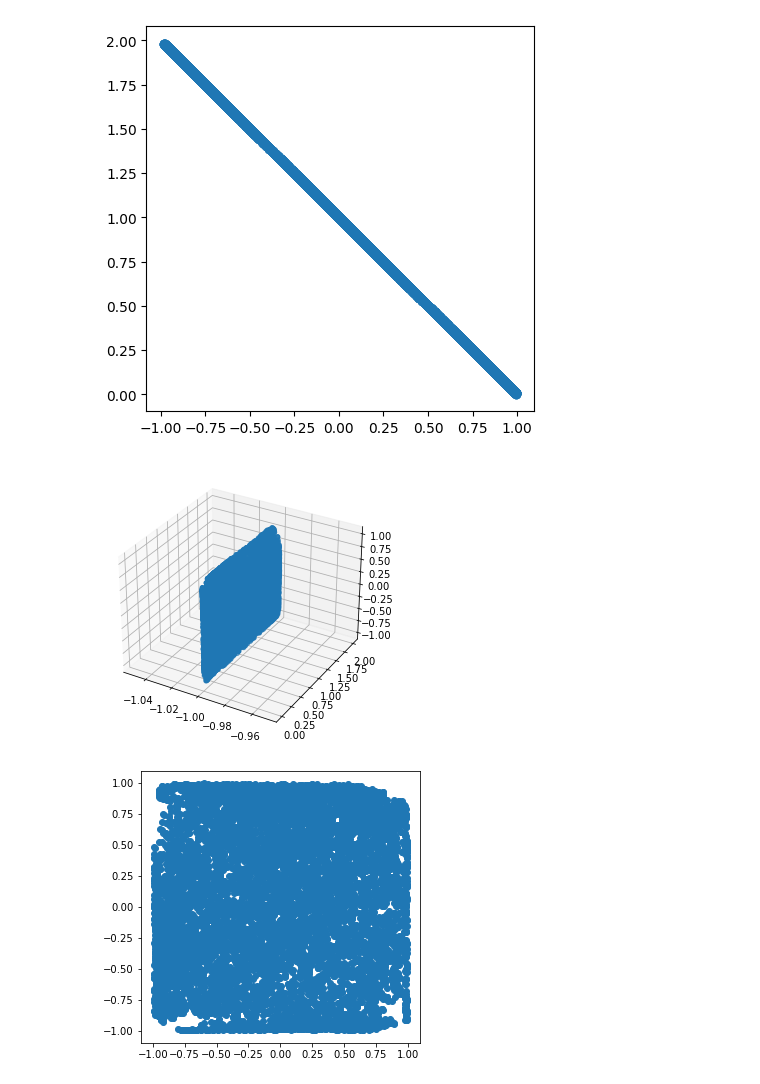
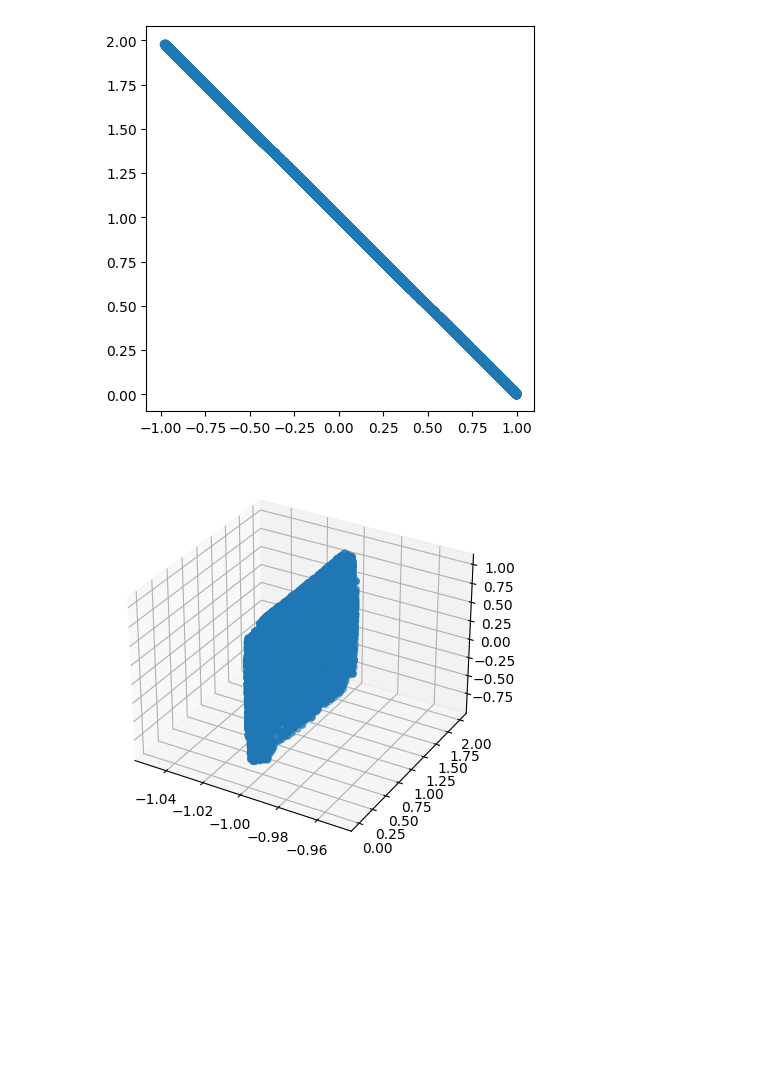
Before and after one commit to bsun1220/mcmc_python, a Jupyter notebook: Test.ipynb, the cells around one changed output. Drawn from its saved outputs; the diff is of its cells as text; code cells hidden in the pictures; blank space fills up the shorter version.

```diff
--- a/Test.ipynb
+++ b/Test.ipynb
@@ -86,25 +87,23 @@ plt.show()
 # %% [output]
 [figure]
 # %%
-#Line in 3D Data
+#Square in 3D Data
 A = np.array([[1, 0, 0],[-1, 0, 0],[1, 1, 0],[-1, -1, 0],[0, 0, 1],[0, 0, -1]])
 b = np.array([[-1],[1],[1],[1],[1],[1]])
 
-results = full_run(A, b, DikinWalk, 10000).round(10)
+results = full_run(A, b, VaidyaWalk, 10000).round(10)
 fig = plt.figure(figsize=(5, 5))
 ax = fig.add_subplot(projection='3d')
 ax.scatter(results[:,0],results[:,1],results[:,2])
 plt.show()
 # %% [output]
-[figure, old version]
+[figure, new version]
 # %%
-#Line in 3D Data
+#Square in 2D Data
 A = np.array([[1, 0], [-1, 0],[0, 1], [0, -1]])
 b = np.array([[1],[1],[1],[1]])
 
-results = full_run(A, b, DikinWalk, 10000).round(10)
+results = full_run(A, b, JohnWalk, 10000).round(10)
 fig = plt.figure(figsize=(5, 5))
 plt.scatter(results[:,0],results[:,1])
 plt.show()
-# %% [output]
-[figure, removed]
```
Also changed, not shown: parts of 3 cells of this notebook, 10 other files.
